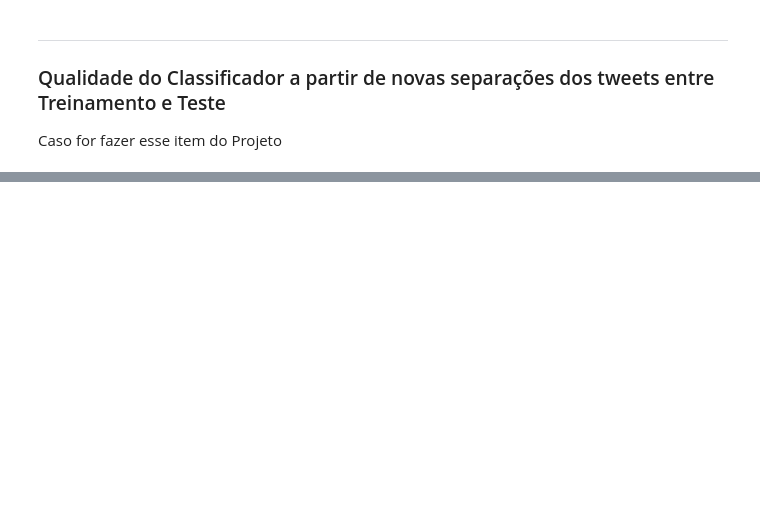
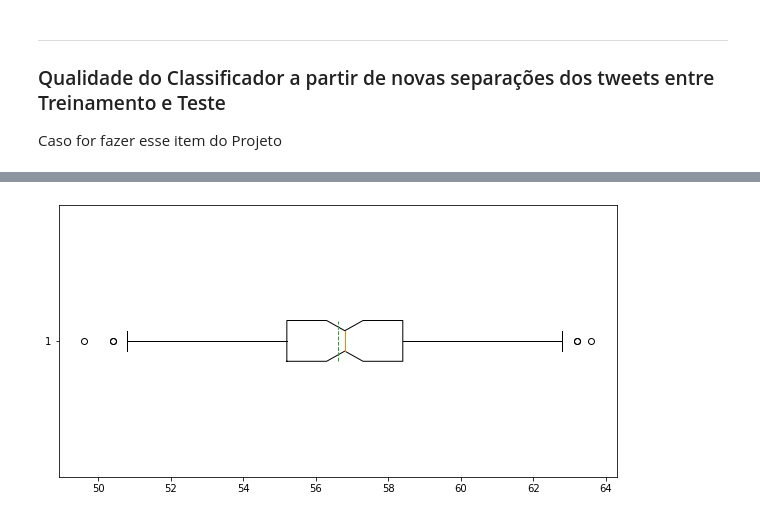
Before and after one commit to sharpiestealr/naive-bayes-classifier, a Jupyter notebook: Projeto1_Layout_Classificador.ipynb, the cells around one changed output, grey strips where cells are left out. Saved outputs shown, nothing was run; the diff lists cells and outputs as text; code cells hidden in the pictures; blank space fills up the shorter version.

```diff
--- a/Projeto1_Layout_Classificador.ipynb
+++ b/Projeto1_Layout_Classificador.ipynb
@@ -299,5 +273,5 @@ df1 = pd.read_excel(filename)
 df2 = pd.read_excel(filename, sheet_name = 'Teste')
 df1 = df1.drop("Unnamed: 2",axis=1)
 df2 = df2.drop("Categoria",axis=1)
-df1 = df1.rename(columns={"Treinamento":"Tweets"})
-df2 = df2.rename(columns={"Teste":"Tweets","gabas":"Categoria"})
+df1 = df1.rename(columns={"Treinamento":"Tweet"})
+df2 = df2.rename(columns={"Teste":"Tweet","gabas":"Categoria"})
@@ -319,0 +386,6 @@ tweets.head(3)
+# %%
+plt.figure(figsize=(10, 5))
+plt.boxplot(tabela_acertos, vert = False, meanline = True, showcaps = True, showbox = True, showfliers = True, showmeans = True, notch = True, manage_ticks = True)
+plt.show()
+# %% [output]
+[figure, added]
```
Also changed, not shown: parts of 36 cells of this notebook, 1 other file.
